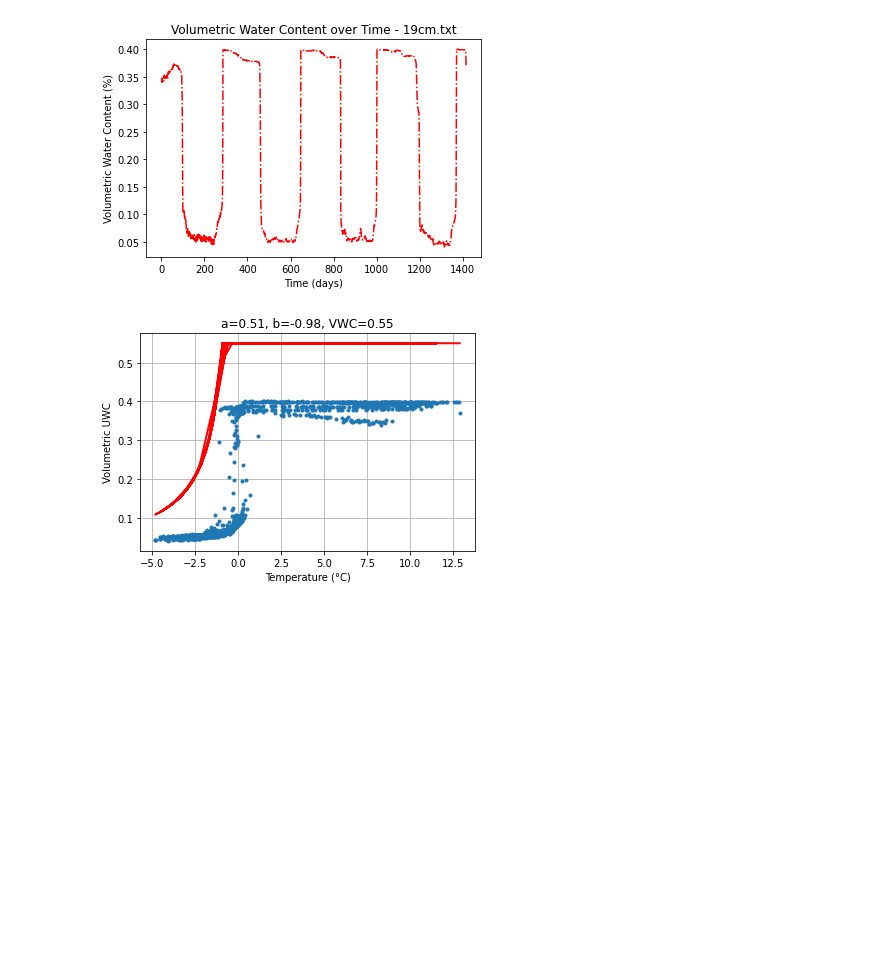
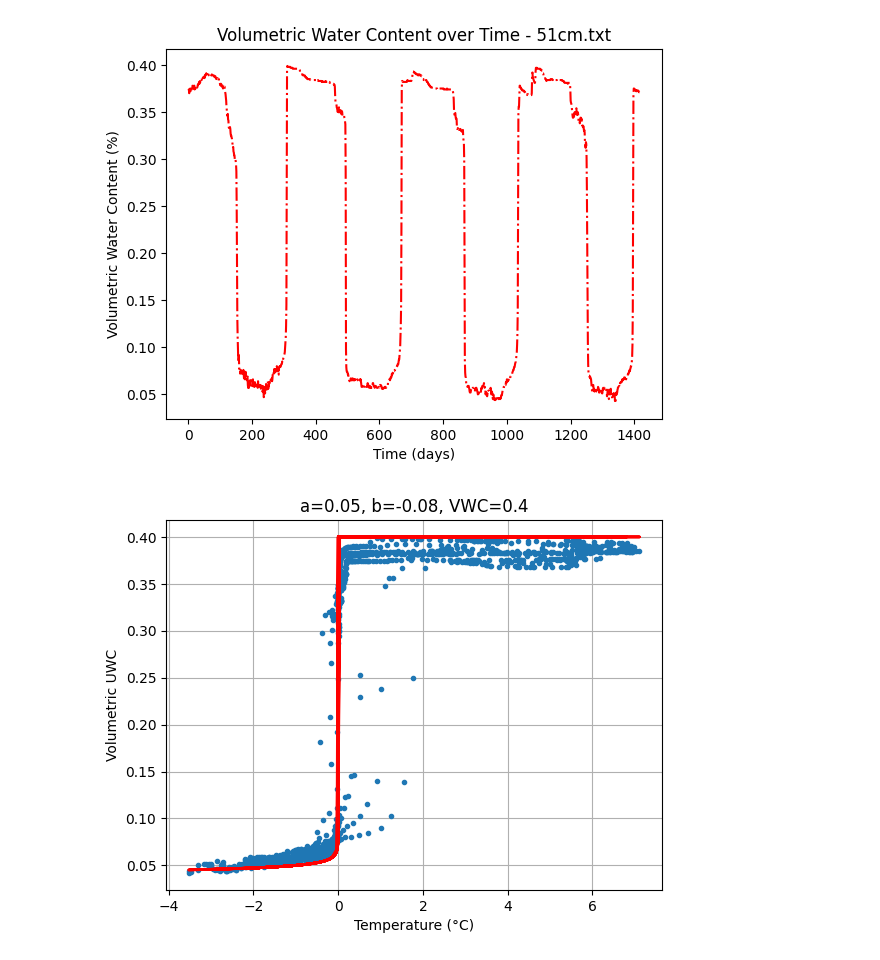
Before and after one commit to allisonwelch1/GIPL, a Jupyter notebook: VM/wvc_plots.ipynb, the cells around one changed output. Cells and saved outputs as stored; diff of their text form; code cells hidden in the pictures; blank space fills up the shorter version.

```diff
--- a/VM/wvc_plots.ipynb
+++ b/VM/wvc_plots.ipynb
@@ -34,36 +34,36 @@ def soilmoist(filename):
     plt.xlabel('Temperature (°C)')
     plt.ylabel('Volumetric Water Content (%)')
     plt.grid(True)
 
     # Constants for volumetric soil moisture content
-    a = 0.51
-    b = -0.98
-    varnod = 0.55 # volumetric porosity
+    a = 0.05
+    b = -0.08
+    varnod = 0.4 # volumetric porosity
 
     # Temperature and moisture calculation
     T = m[:, 0]
     t_f = -(varnod / a)**(1 / b) # freezing depression temp
 
     theta = np.zeros(len(T))
 
     for i in range(len(T)):
         if T[i] > t_f:
             theta[i] = varnod
         else:
             theta[i] = a * abs(T[i])**b
 
     # Plot 3: Volumetric unfrozen water function vs. temperature
     plt.plot(T, theta, '-r', linewidth=2)
     plt.xlabel('Temperature (°C)')
     plt.ylabel('Volumetric UWC')
     plt.title(f'a={a}, b={b}, VWC={varnod}')
     plt.grid(True)
 
     # Show all plots
     plt.show()
 
 # Example usage (uncomment to use):
-soilmoist('19cm.txt')
+soilmoist('51cm.txt')
 # %% [output]
-[figure, old version]
+[figure, new version]
-[figure, old version]
+[figure, new version]
```
Also changed, not shown: 24 other files.
